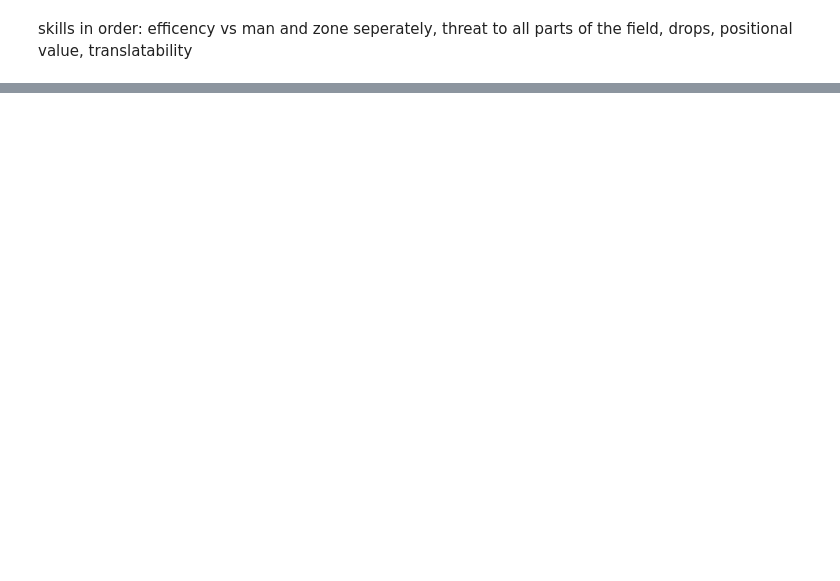
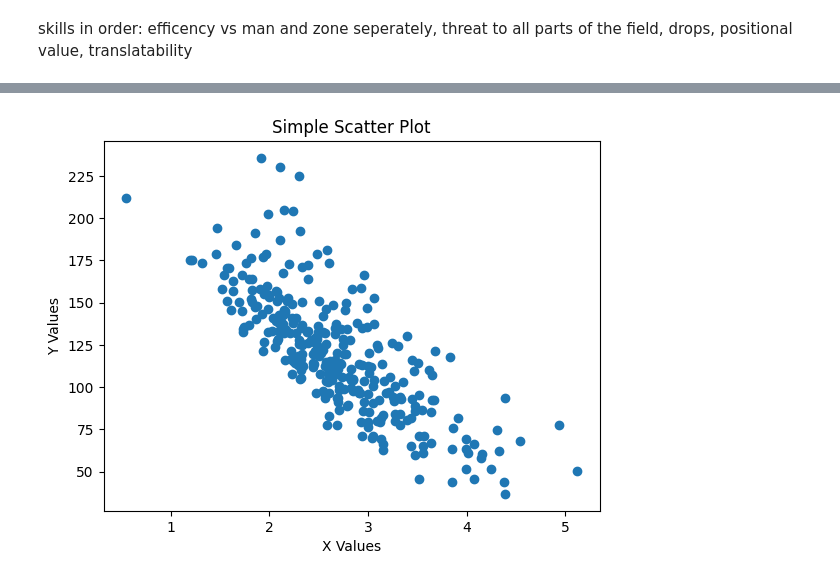
Before and after one commit to lemonannn/receiving_value, a Jupyter notebook: data_processing.ipynb, the cells around one changed output, grey strips where cells are left out. Saved outputs shown, nothing was run; the diff lists cells and outputs as text; code cells hidden in the pictures; blank space fills up the shorter version.

```diff
--- a/data_processing.ipynb
+++ b/data_processing.ipynb
@@ -147,0 +194,10 @@ recieving[['behind_los_yards', 'short_yards', 'medium_yards', 'deep_yards', 'ypr
+# %%
+plt.scatter(receiving_best['yprr'], receiving_best['predicted_slot'])
+
+plt.xlabel("X Values")
+plt.ylabel("Y Values")
+plt.title("Simple Scatter Plot")
+
+plt.show()
+# %% [output]
+[figure, added]
```
Also changed, not shown: parts of 19 cells of this notebook, 2 other files.
